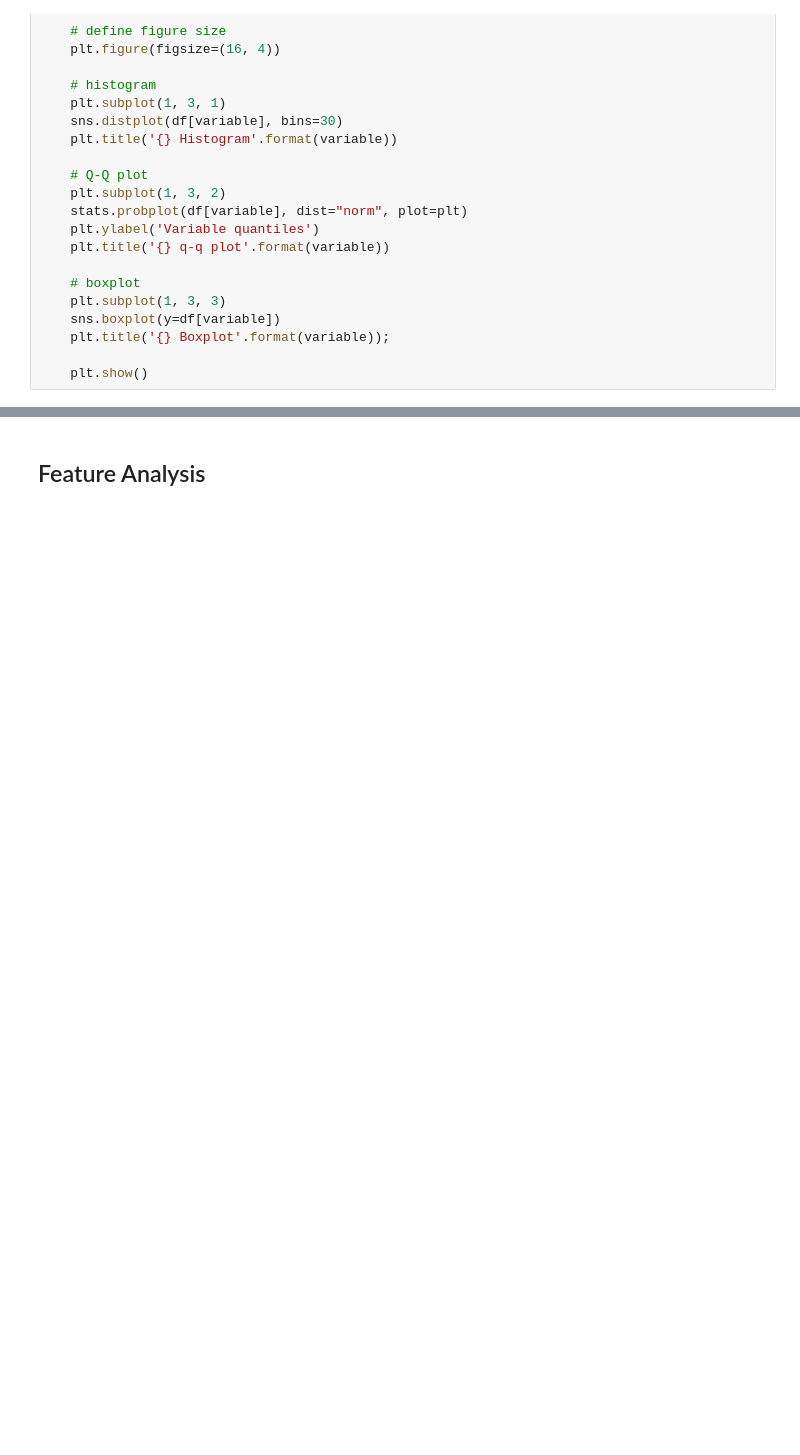
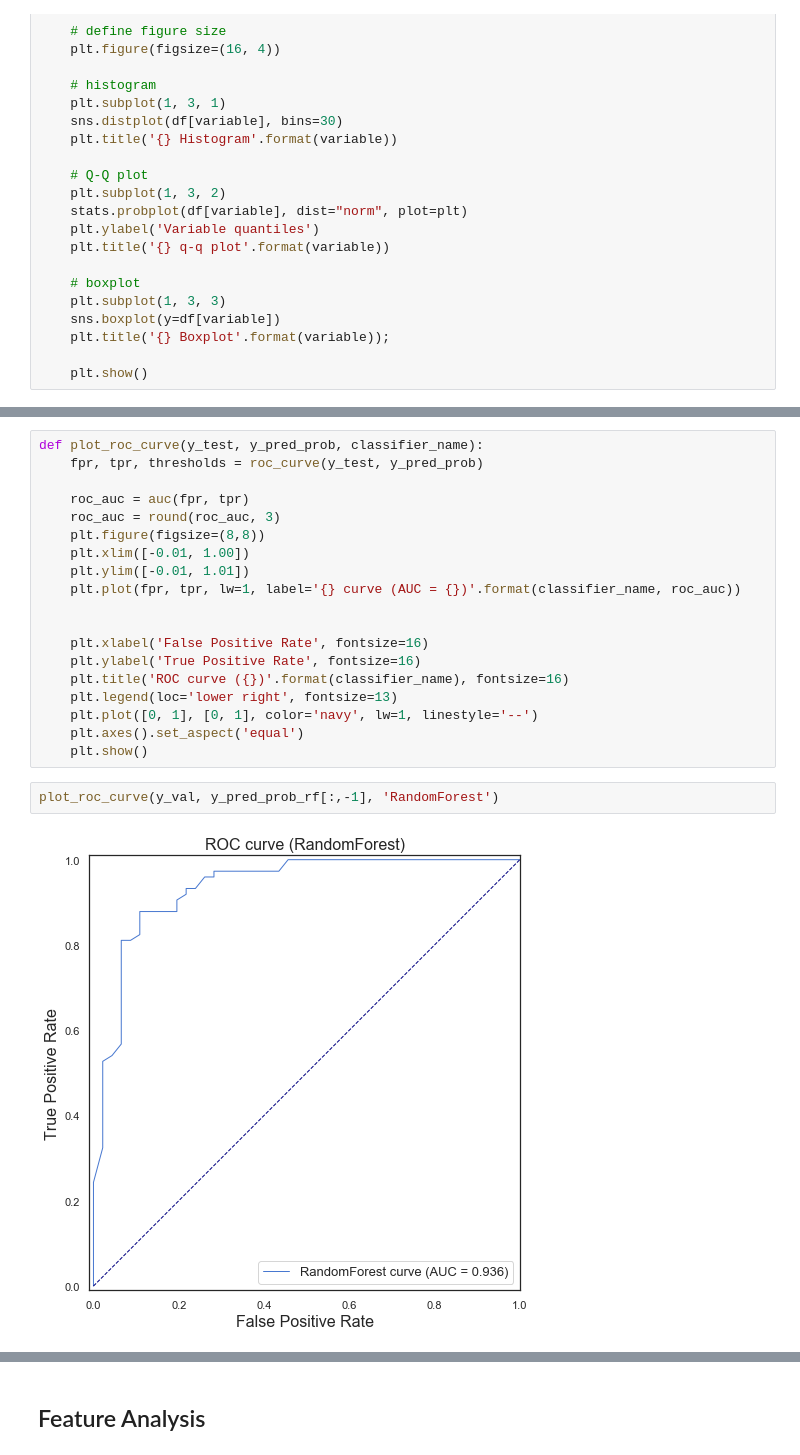
Before and after one commit to ck-unifr/challenge_may_20, a Jupyter notebook: notebook/bi_challenge_solution_may_20.ipynb, the cells around one changed output, grey strips where cells are left out. Drawn from its saved outputs; the diff is of its cells as text; blank space fills up the shorter version.

```diff
--- a/notebook/bi_challenge_solution_may_20.ipynb
+++ b/notebook/bi_challenge_solution_may_20.ipynb
@@ -642,0 +962,23 @@ for col in cols:
+# %%
+def plot_roc_curve(y_test, y_pred_prob, classifier_name):
+    fpr, tpr, thresholds = roc_curve(y_test, y_pred_prob)
+
+    roc_auc = auc(fpr, tpr)
+    roc_auc = round(roc_auc, 3)
+    plt.figure(figsize=(8,8))
+    plt.xlim([-0.01, 1.00])
+    plt.ylim([-0.01, 1.01])
+    plt.plot(fpr, tpr, lw=1, label='{} curve (AUC = {})'.format(classifier_name, roc_auc))
+
+
+    plt.xlabel('False Positive Rate', fontsize=16)
+    plt.ylabel('True Positive Rate', fontsize=16)
+    plt.title('ROC curve ({})'.format(classifier_name), fontsize=16)
+    plt.legend(loc='lower right', fontsize=13)
+    plt.plot([0, 1], [0, 1], color='navy', lw=1, linestyle='--')
+    plt.axes().set_aspect('equal')
+    plt.show()
+# %%
+plot_roc_curve(y_val, y_pred_prob_rf[:,-1], 'RandomForest')
+# %% [output]
+[figure, added]
```
Also changed, not shown: parts of 41 cells of this notebook.
